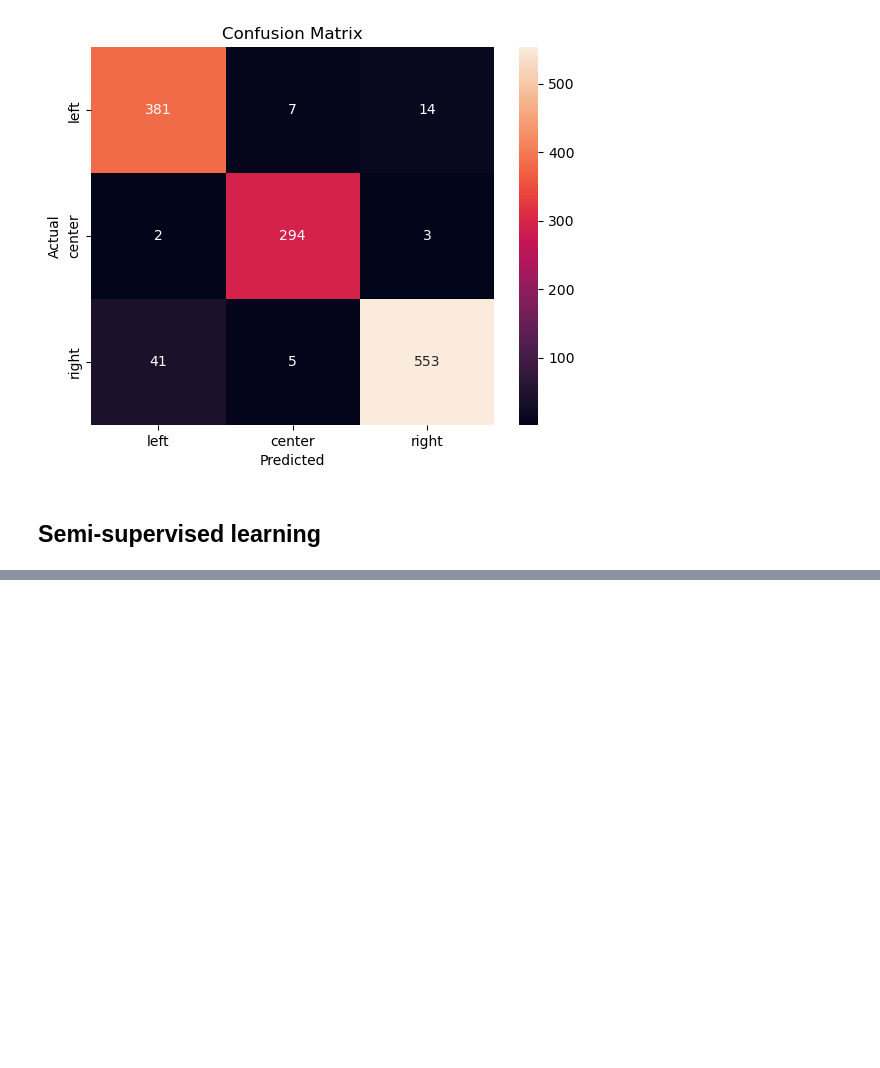
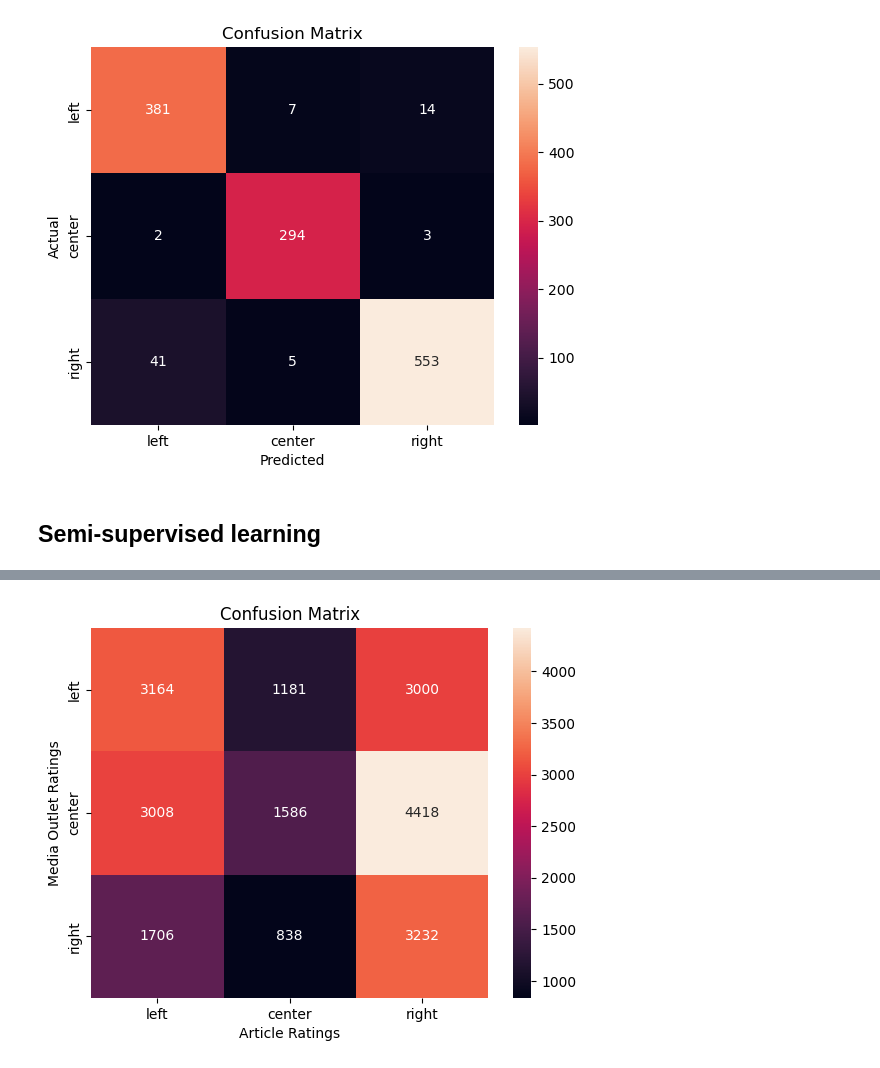
Before and after one commit to UChicago-ML-DL/30100-final, a Jupyter notebook: llama/llama.ipynb, the cells around one changed output, grey strips where cells are left out. Drawn from its saved outputs; the diff is of its cells as text; code cells hidden in the pictures; blank space fills up the shorter version.

```diff
--- a/llama/llama.ipynb
+++ b/llama/llama.ipynb
@@ -650,0 +677,3 @@ df_sample_labeled.to_csv("../data/climate-change_articles_llama.csv", index=Fals
+# %%
+df_topic = pd.read_csv("../data/ai_articles_llama.csv")
+df_topic = df_topic[df_topic["article_text"].str.len() > 512]
@@ -650,0 +693,31 @@ df_sample_labeled.to_csv("../data/climate-change_articles_llama.csv", index=Fals
+# %%
+source_bias_map = {
+    "farLeft": 0,
+    "left": 0,
+    "leanLeft": 0,
+    "center": 1,
+    "leanRight": 2,
+    "right": 2,
+    "farRight": 2,
+    "unknown": -1
+}
+df_topic["source_bias_num"] = df_topic["source_bias"].map(source_bias_map)
+# %%
+df_topic_gt = df_topic[df_topic["source_bias_num"] != -1]
+source_biases = df_topic_gt["source_bias_num"].tolist()
+llama_biases = df_topic_gt["llama_bias"].tolist()
+# %%
+# Confusion matrix
+
+import matplotlib.pyplot as plt
+from sklearn.metrics import confusion_matrix
+import seaborn as sns
+
+cm = confusion_matrix(source_biases, llama_biases)
+sns.heatmap(cm, annot=True, fmt="d", xticklabels=["left", "center", "right"], yticklabels=["left", "center", "right"])
+plt.xlabel("Article Ratings")
+plt.ylabel("Media Outlet Ratings")
+plt.title("Confusion Matrix")
+plt.show()
+# %% [output]
+[figure, added]
```
Also changed, not shown: parts of 16 cells of this notebook, 1 other file.
